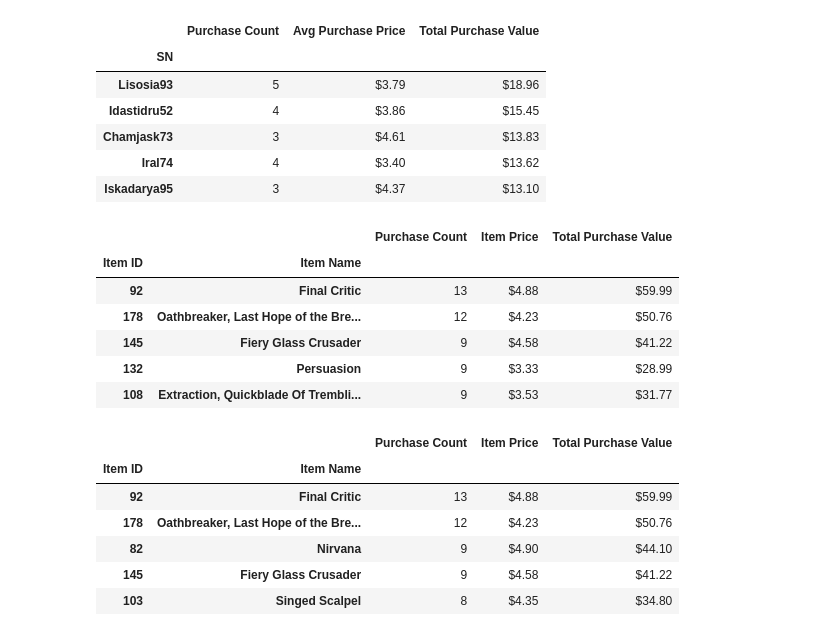
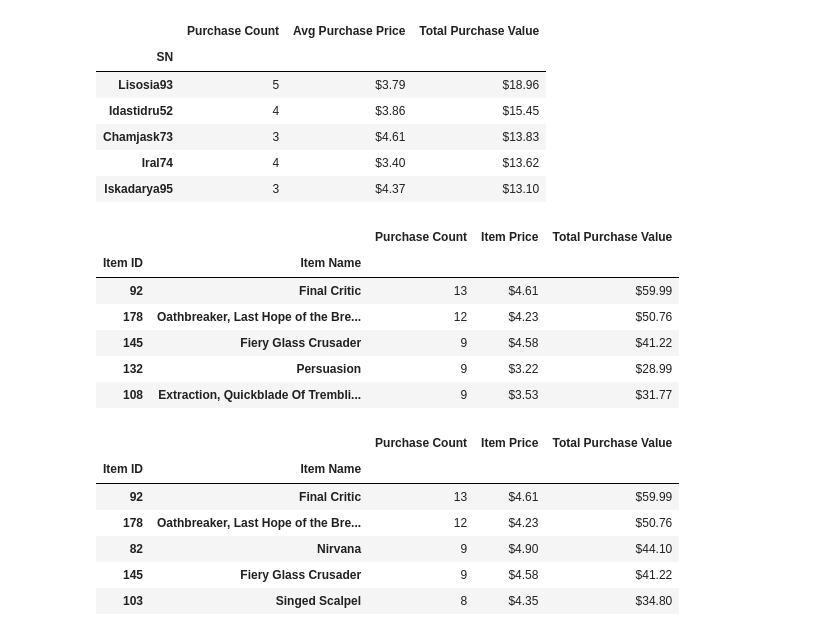
Before and after one commit to NCSUducker/GamePurchase_Analysis, a Jupyter notebook: Heroes_Of_Pymoli/Heroes_Of_Pymoli_final.ipynb, the cells around one changed output. Cells and saved outputs as stored; diff of their text form; code cells hidden in the pictures.

```diff
--- a/Heroes_Of_Pymoli/Heroes_Of_Pymoli_final.ipynb
+++ b/Heroes_Of_Pymoli/Heroes_Of_Pymoli_final.ipynb
@@ -209,35 +209,35 @@ top_spender_df.iloc[0:5,:]
 # %%
 #Popular items
 item_data = purchase_df.groupby(["Item ID", "Item Name"])
 
 #Purchase count using .count on age
 purchase_c = item_data["Age"].count()
 #total purchase value using .sum
 total_pv = item_data["Price"].sum()
 #item price using .max
-item_p = item_data["Price"].max()
+item_p = item_data["Price"].mean()
 
 #most popular items df
 top_items_df = pd.DataFrame({"Purchase Count": purchase_c,
                             "Item Price": item_p,
                             "Total Purchase Value": total_pv})
 
 #sort df in descending order using purchase count
 top_items_df = top_items_df.sort_values("Purchase Count", ascending = False)
 
 #format
 top_items_df["Item Price"] = top_items_df["Item Price"].map("${:.2f}".format)
 top_items_df["Total Purchase Value"] = top_items_df["Total Purchase Value"].map("${:.2f}".format)
 
 #display top items
 top_items_df.iloc[0:5,:]
 # %% [output]
 |  |  | Purchase Count | Item Price | Total Purchase Value |
 | Item ID | Item Name |  |  |  |
-| 92 | Final Critic | 13 | $4.88 | $59.99 |
+| 92 | Final Critic | 13 | $4.61 | $59.99 |
 | 178 | Oathbreaker, Last Hope of the Bre... | 12 | $4.23 | $50.76 |
 | 145 | Fiery Glass Crusader | 9 | $4.58 | $41.22 |
-| 132 | Persuasion | 9 | $3.33 | $28.99 |
+| 132 | Persuasion | 9 | $3.22 | $28.99 |
 | 108 | Extraction, Quickblade Of Trembli... | 9 | $3.53 | $31.77 |
 # %%
 #most profitable items, using most popular items df
@@ -257,7 +257,7 @@ top_items_df.iloc[0:5,:]
 # %% [output]
 |  |  | Purchase Count | Item Price | Total Purchase Value |
 | Item ID | Item Name |  |  |  |
-| 92 | Final Critic | 13 | $4.88 | $59.99 |
+| 92 | Final Critic | 13 | $4.61 | $59.99 |
 | 178 | Oathbreaker, Last Hope of the Bre... | 12 | $4.23 | $50.76 |
 | 82 | Nirvana | 9 | $4.90 | $44.10 |
 | 145 | Fiery Glass Crusader | 9 | $4.58 | $41.22 |
```
Also changed, not shown: parts of 5 cells of this notebook.
